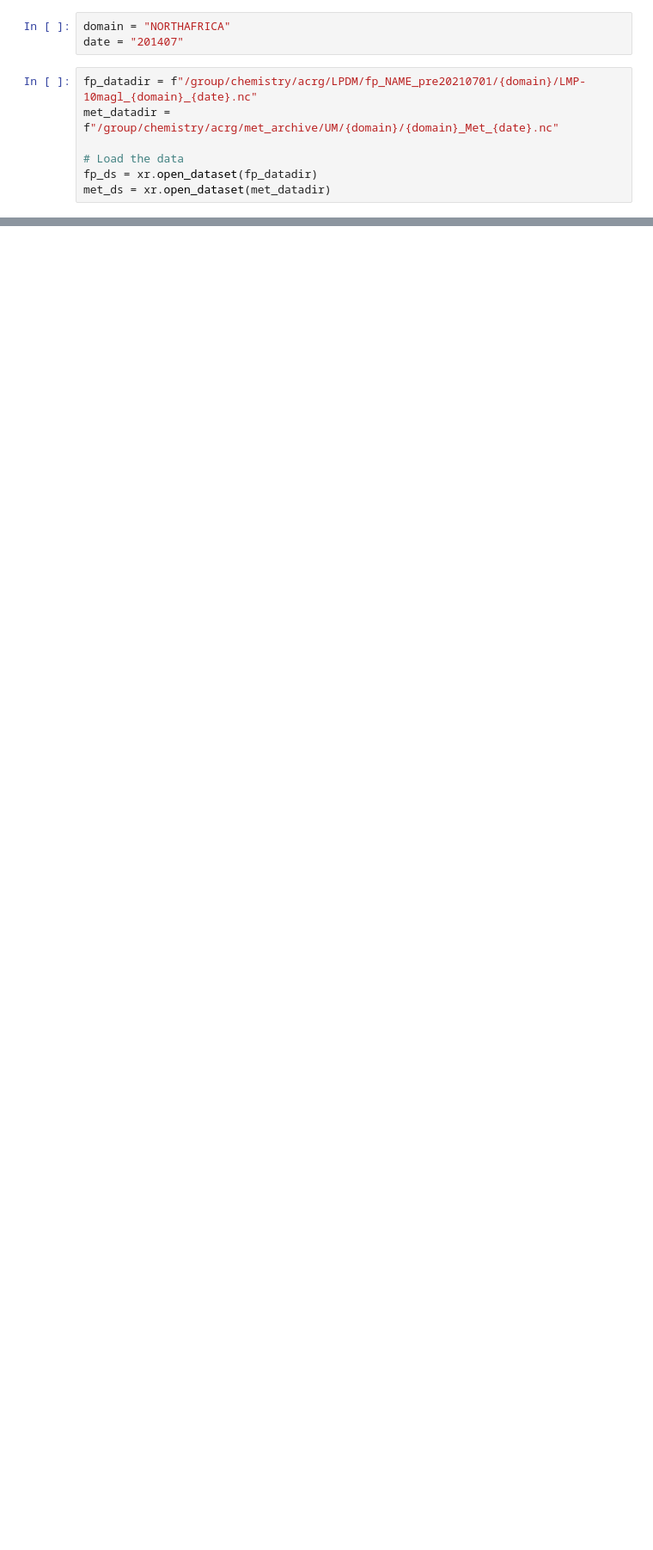
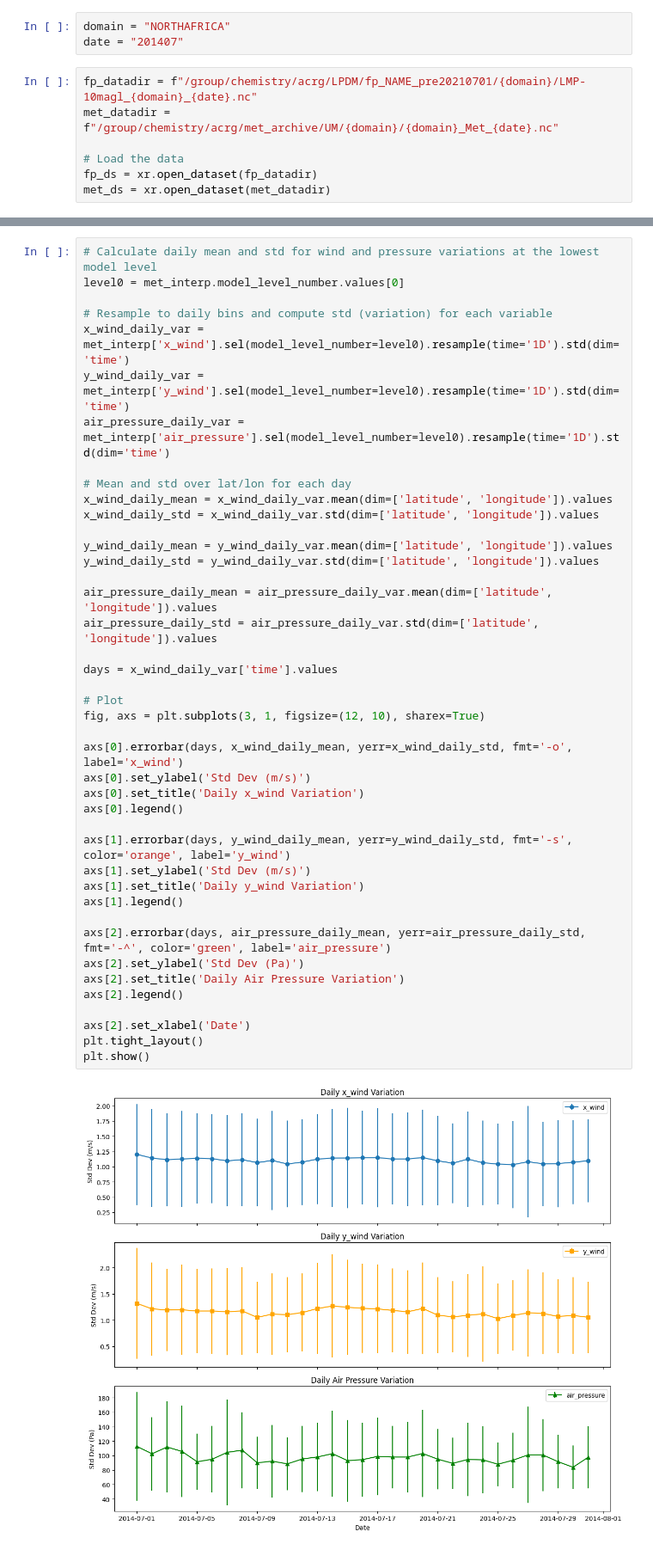
Before and after one commit to GATES-Lab/GATES_LPDM_emulator, a Jupyter notebook: met_interp_load.ipynb, the cells around one changed output, grey strips where cells are left out. Shown at 86% size. Saved outputs shown, nothing was run; the diff lists cells and outputs as text; blank space fills up the shorter version.

```diff
--- a/met_interp_load.ipynb
+++ b/met_interp_load.ipynb
@@ -186,0 +238,44 @@ plt.show()
+# %%
+# Calculate daily mean and std for wind and pressure variations at the lowest model level
+level0 = met_interp.model_level_number.values[0]
+
+# Resample to daily bins and compute std (variation) for each variable
+x_wind_daily_var = met_interp['x_wind'].sel(model_level_number=level0).resample(time='1D').std(dim='time')
+y_wind_daily_var = met_interp['y_wind'].sel(model_level_number=level0).resample(time='1D').std(dim='time')
+air_pressure_daily_var = met_interp['air_pressure'].sel(model_level_number=level0).resample(time='1D').std(dim='time')
+
+# Mean and std over lat/lon for each day
+x_wind_daily_mean = x_wind_daily_var.mean(dim=['latitude', 'longitude']).values
+x_wind_daily_std = x_wind_daily_var.std(dim=['latitude', 'longitude']).values
+
+y_wind_daily_mean = y_wind_daily_var.mean(dim=['latitude', 'longitude']).values
+y_wind_daily_std = y_wind_daily_var.std(dim=['latitude', 'longitude']).values
+
+air_pressure_daily_mean = air_pressure_daily_var.mean(dim=['latitude', 'longitude']).values
+air_pressure_daily_std = air_pressure_daily_var.std(dim=['latitude', 'longitude']).values
+
+days = x_wind_daily_var['time'].values
+
+# Plot
+fig, axs = plt.subplots(3, 1, figsize=(12, 10), sharex=True)
+
+axs[0].errorbar(days, x_wind_daily_mean, yerr=x_wind_daily_std, fmt='-o', label='x_wind')
+axs[0].set_ylabel('Std Dev (m/s)')
+axs[0].set_title('Daily x_wind Variation')
+axs[0].legend()
+
+axs[1].errorbar(days, y_wind_daily_mean, yerr=y_wind_daily_std, fmt='-s', color='orange', label='y_wind')
+axs[1].set_ylabel('Std Dev (m/s)')
+axs[1].set_title('Daily y_wind Variation')
+axs[1].legend()
+
+axs[2].errorbar(days, air_pressure_daily_mean, yerr=air_pressure_daily_std, fmt='-^', color='green', label='air_pressure')
+axs[2].set_ylabel('Std Dev (Pa)')
+axs[2].set_title('Daily Air Pressure Variation')
+axs[2].legend()
+
+axs[2].set_xlabel('Date')
+plt.tight_layout()
+plt.show()
+# %% [output]
+[figure, added]
```
Also changed, not shown: parts of 11 cells of this notebook.
